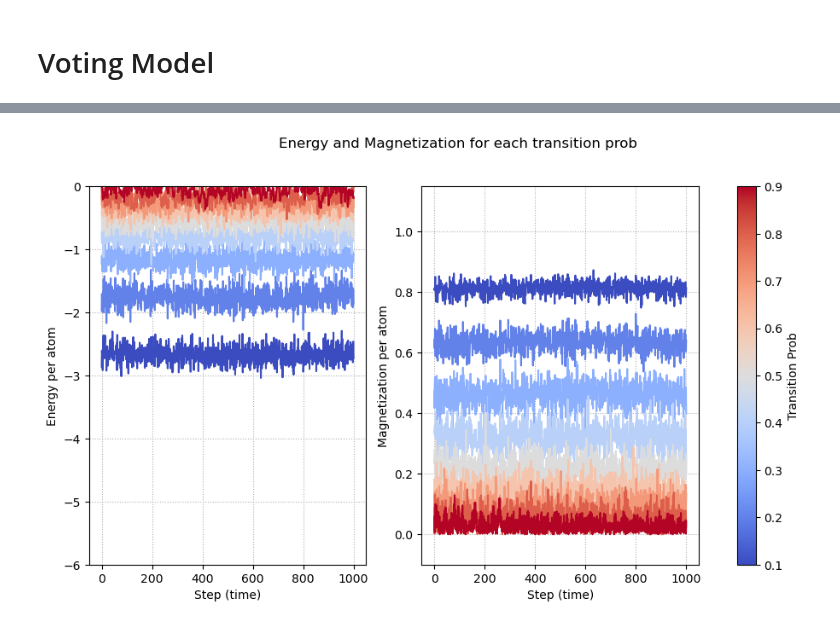
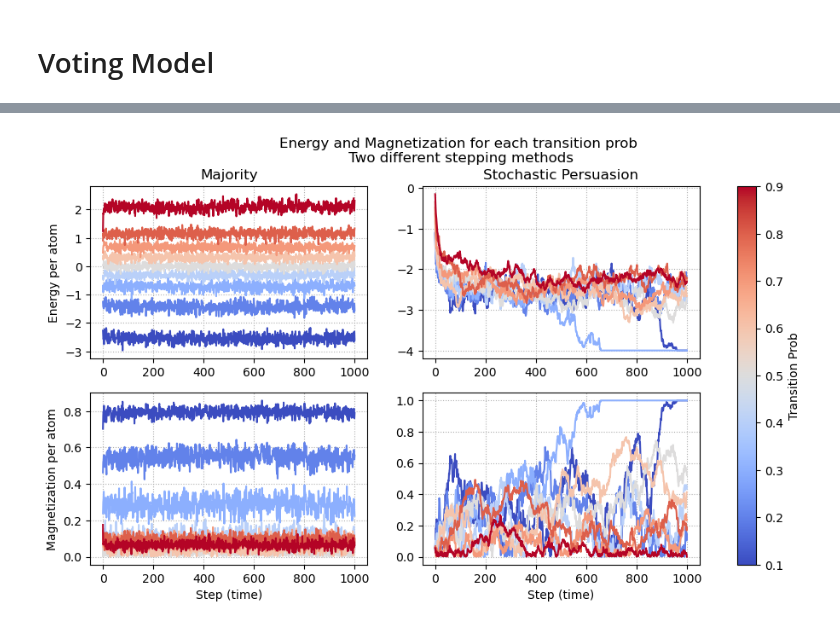
Before and after one commit to lbitsiko/ising-agent, a Jupyter notebook: parameter_evaluation.ipynb, the cells around one changed output, grey strips where cells are left out. Saved outputs shown, nothing was run; the diff lists cells and outputs as text; code cells hidden in the pictures.

```diff
--- a/parameter_evaluation.ipynb
+++ b/parameter_evaluation.ipynb
@@ -127,33 +127,49 @@ colors = colormap(normalize(probs))
 sm = cm.ScalarMappable(cmap=colormap, norm=normalize)
 sm.set_array([])
 # %%
-fig, axs = plt.subplots(nrows=1, ncols=2, figsize=(1.8*6.4, 1.2*4.8))
+fig, axs = plt.subplots(nrows=2, ncols=2, figsize=(1.8*6.4, 1.2*4.8))
 
 for prob, color in zip(probs, colors): # one line per temperature
 
     sm.to_rgba(prob)
 
     df_plot = df[df["prob"] == prob]
-    df_plot.sort_values(by="Step", ascending=True)
 
-    axs[0].plot(df_plot["Step"], df_plot["energy"], label=f'{prob:.2f}', color=color)
-    axs[1].plot(df_plot["Step"], df_plot["magnetization_abs"], label=f'{prob:.2f}', color=color)
+    df_maj = df_plot[df_plot["algo"] == "majority"]
+    df_maj.sort_values(by="Step", ascending=True)
+
+    df_pers = df_plot[df_plot["algo"] == "stochastic_persuasion"]
+    df_pers.sort_values(by="Step", ascending=True)
+
+
+    axs[0][0].plot(df_maj["Step"], df_maj["energy"], label=f'{prob:.2f}', color=color)
+    axs[1][0].plot(df_maj["Step"], df_maj["magnetization_abs"], label=f'{prob:.2f}', color=color)
+
+    axs[0][1].plot(df_pers["Step"], df_pers["energy"], label=f'{prob:.2f}', color=color)
+    axs[1][1].plot(df_pers["Step"], df_pers["magnetization_abs"], label=f'{prob:.2f}', color=color)
 
 fig.colorbar(sm, ax=axs.ravel().tolist(), orientation='vertical', label='Transition Prob')
 
-fig.suptitle("Energy and Magnetization for each transition prob")
+fig.suptitle("Energy and Magnetization for each transition prob\n Two different stepping methods")
 
-axs[0].set_ylabel("Energy per atom")
-axs[1].set_ylabel("Magnetization per atom")
+axs[0][0].set_ylabel("Energy per atom")
+axs[1][0].set_ylabel("Magnetization per atom")
 
-for ax in axs:
-    ax.set_xlabel("Step (time)")
+# for ax in axs:
+axs[1][0].set_xlabel("Step (time)")
+axs[1][1].set_xlabel("Step (time)")
+
+for ax in axs.flatten():
     ax.grid(ls=':')
 
-# same limits with field study
-axs[0].set_ylim(-6, 0.0)
-axs[1].set_ylim(-0.1, 1.15)
+axs[0][0].set_title("Majority")
+axs[0][1].set_title("Stochastic Persuasion")
+# # same limits with field study
+# axs[0][0].set_ylim(-6, 0.0)
+# axs[0][1].set_ylim(-6, 0.0)
+# axs[0][1].set_ylim(-0.1, 1.15)
+# axs[1][1].set_ylim(-0.1, 1.15)
 
 plt.show()
 # %% [output]
-[figure, old version]
+[figure, new version]
```
Also changed, not shown: parts of 2 cells of this notebook, 8 other files.
